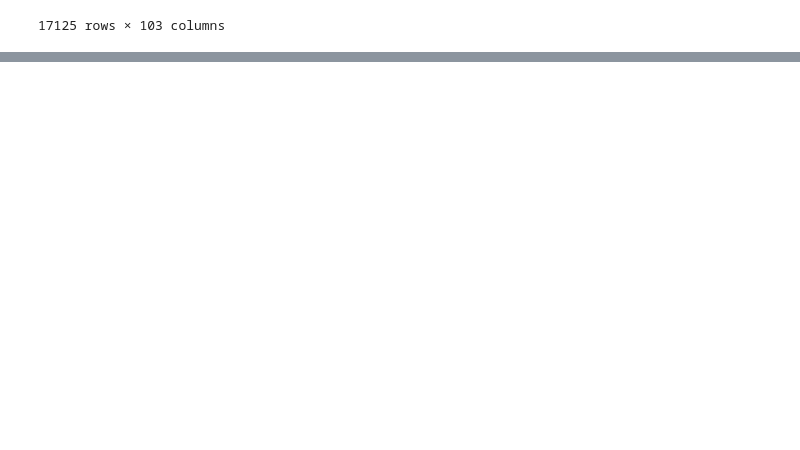
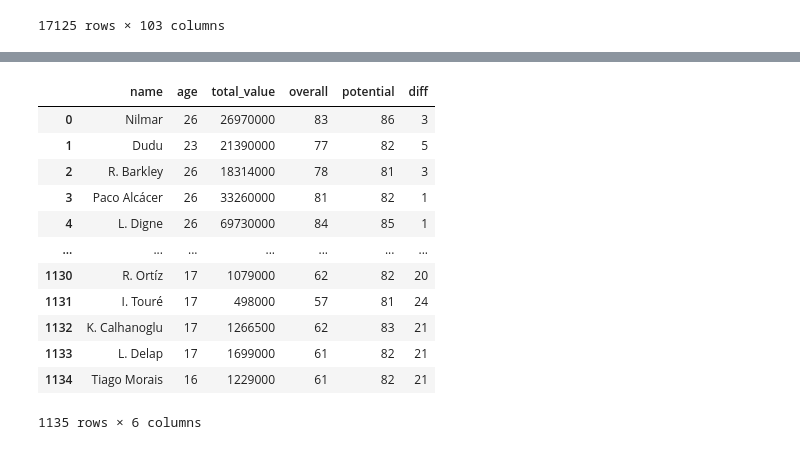
Before and after one commit to MiguelSaraiva/data_Fifa_MoneyBall, a Jupyter notebook: FIFA_MoneyBall.ipynb, the cells around one changed output, grey strips where cells are left out. Drawn from its saved outputs; the diff is of its cells as text; code cells hidden in the pictures; blank space fills up the shorter version.

```diff
--- a/FIFA_MoneyBall.ipynb
+++ b/FIFA_MoneyBall.ipynb
@@ -108,0 +128,16 @@ file
+# %%
+file['release clause'] = file['release clause'].replace('€', '', regex=True)
+file['release clause'] = file['release clause'].replace('K', '000', regex = True)
+file['release clause'] = file['release clause'].replace('\.', '', regex = True)
+file['release clause'] = file['release clause'].replace('M', '00000', regex = True)
+file['release clause'] = file['release clause'].astype(int)
+
+file['value'] = file['value'].replace('€', '', regex=True)
+file['value'] = file['value'].replace('K', '000', regex = True)
+file['value'] = file['value'].replace('\.', '', regex = True)
+file['value'] = file['value'].replace('M', '00000', regex = True)
+file['value'] = file['value'].astype(int)
+
+transfer_value = (file['release clause'] + file['value']) / 2
+transfer_value = transfer_value.astype(int)
+transfer_value
@@ -108,0 +208,19 @@ file
+# %%
+data['overall'] = file['ova']
+data['potential'] = file['pot']
+data['diff'] = file['growth']
+data
+# %% [output]
+|  | name | age | total_value | overall | potential | diff |
+| 0 | Nilmar | 26 | 26970000 | 83 | 86 | 3 |
+| 1 | Dudu | 23 | 21390000 | 77 | 82 | 5 |
+| 2 | R. Barkley | 26 | 18314000 | 78 | 81 | 3 |
+| 3 | Paco Alcácer | 26 | 33260000 | 81 | 82 | 1 |
+| 4 | L. Digne | 26 | 69730000 | 84 | 85 | 1 |
+| ... | ... | ... | ... | ... | ... | ... |
+| 1130 | R. Ortíz | 17 | 1079000 | 62 | 82 | 20 |
+| 1131 | I. Touré | 17 | 498000 | 57 | 81 | 24 |
+| 1132 | K. Calhanoglu | 17 | 1266500 | 62 | 83 | 21 |
+| 1133 | L. Delap | 17 | 1699000 | 61 | 82 | 21 |
+| 1134 | Tiago Morais | 16 | 1229000 | 61 | 82 | 21 |
+1135 rows × 6 columns
```
Also changed, not shown: parts of 14 cells of this notebook.
